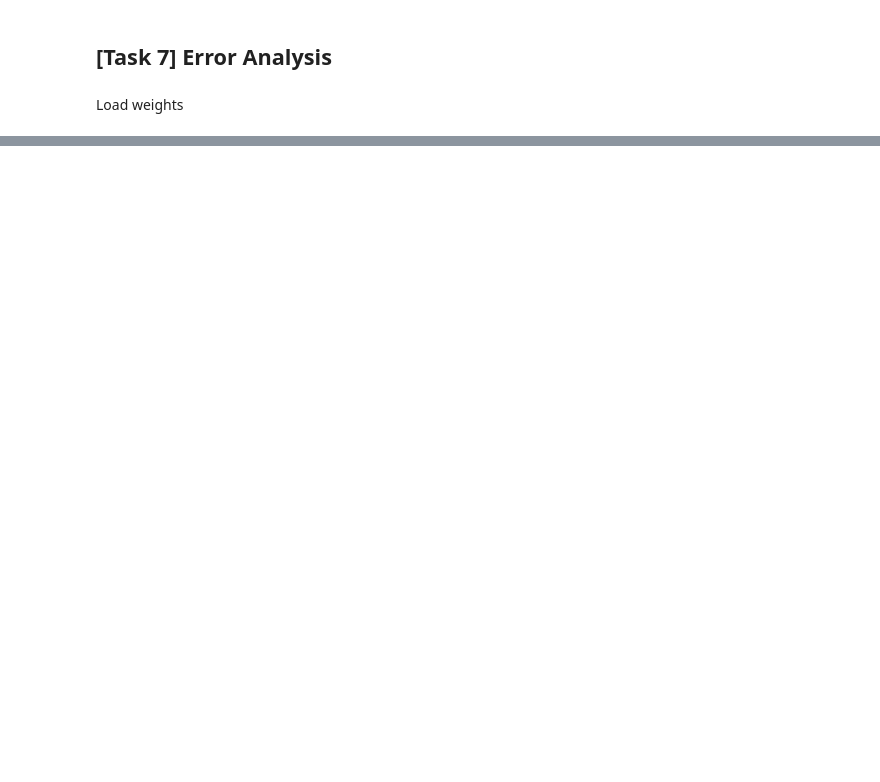
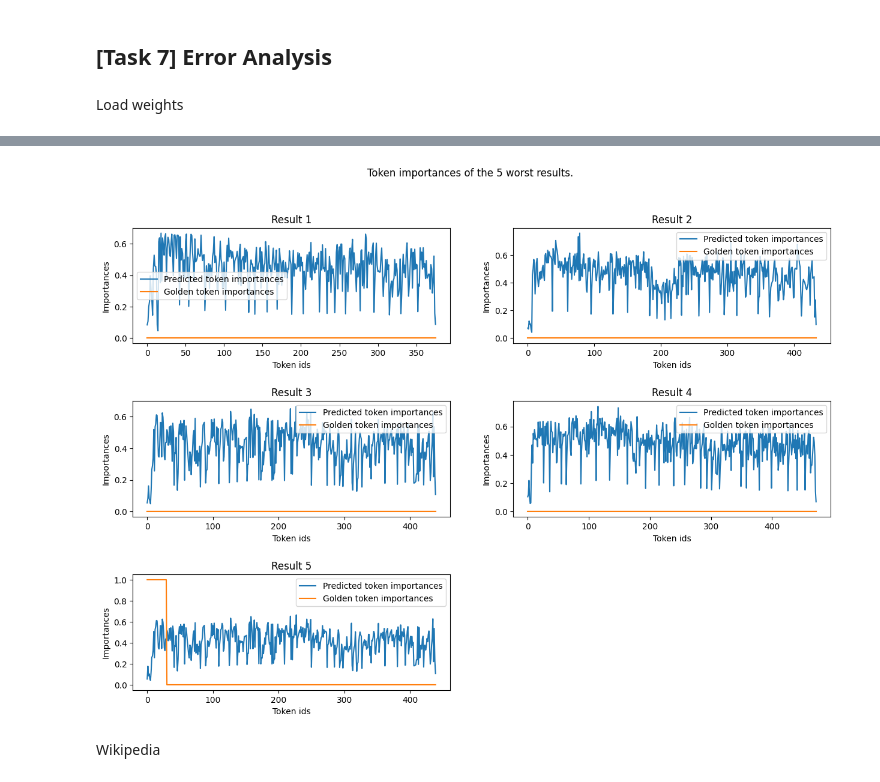
Before and after one commit to RiccardoSpolaor/Question-Answering, a Jupyter notebook: main_trainer_redone.ipynb, the cells around one changed output, grey strips where cells are left out. Drawn from its saved outputs; the diff is of its cells as text; code cells hidden in the pictures; blank space fills up the shorter version.

```diff
--- a/main_trainer_redone.ipynb
+++ b/main_trainer_redone.ipynb
@@ -488,0 +653,6 @@ show_token_importances(model, r['question'], r['story'], r['answer_span_start'],
+# %%
+plot_token_importances('race', sources_statistics_dict, model)
+# %% [output]
+[figure, added]
+# %% [markdown]
+Wikipedia
```
Also changed, not shown: parts of 53 cells of this notebook, 1 other file.
